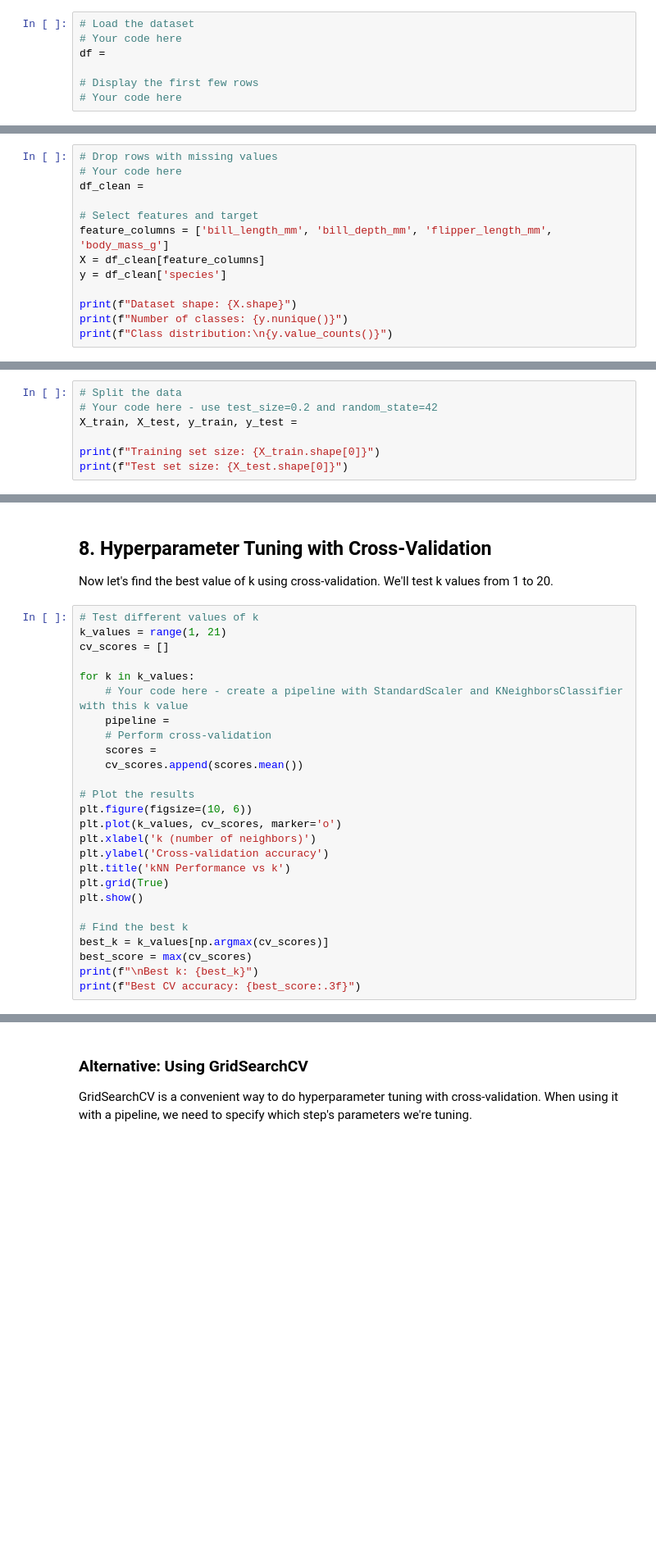
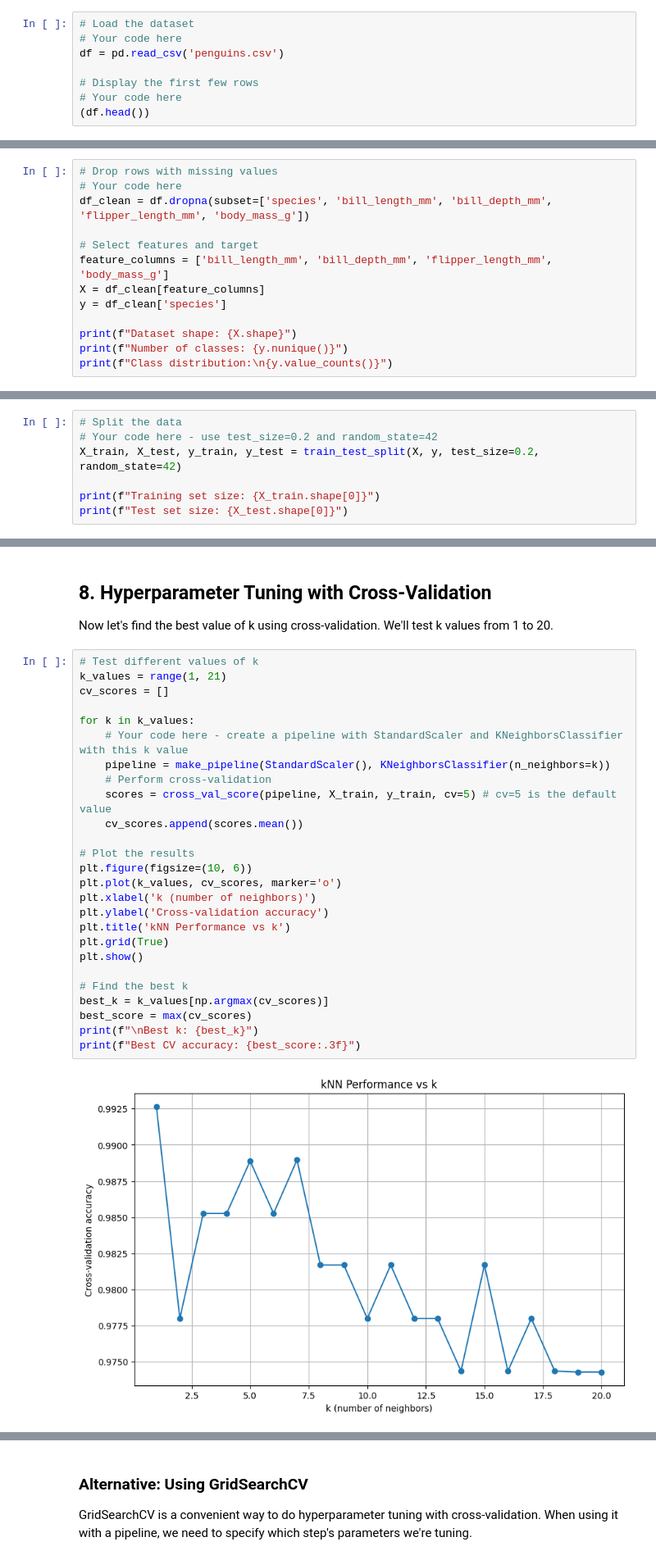
Before and after one commit to ArielCNunes/ML_Labs, a Jupyter notebook: lab-4/knn_lab.ipynb, the cells around one changed output, grey strips where cells are left out. Shown at 82% size. Saved outputs shown, nothing was run; the diff lists cells and outputs as text; blank space fills up the shorter version.

```diff
--- a/lab-4/knn_lab.ipynb
+++ b/lab-4/knn_lab.ipynb
@@ -33,7 +33,8 @@ Load the `penguins.csv` file and examine the dataset.
 # %%
 # Load the dataset
 # Your code here
-df =
+df = pd.read_csv('penguins.csv')
 
 # Display the first few rows
 # Your code here
+(df.head())
@@ -57,7 +96,7 @@ These different scales will affect kNN!
 # %%
 # Drop rows with missing values
 # Your code here
-df_clean =
+df_clean = df.dropna(subset=['species', 'bill_length_mm', 'bill_depth_mm', 'flipper_length_mm', 'body_mass_g'])
 
 # Select features and target
 feature_columns = ['bill_length_mm', 'bill_depth_mm', 'flipper_length_mm', 'body_mass_g']
@@ -79,7 +138,7 @@ and keep the test set completely separate for final evaluation.
 # %%
 # Split the data
 # Your code here - use test_size=0.2 and random_state=42
-X_train, X_test, y_train, y_test =
+X_train, X_test, y_train, y_test = train_test_split(X, y, test_size=0.2, random_state=42)
 
 print(f"Training set size: {X_train.shape[0]}")
 print(f"Test set size: {X_test.shape[0]}")
@@ -160,26 +233,28 @@ We'll test k values from 1 to 20.
 # %%
 # Test different values of k
 k_values = range(1, 21)
 cv_scores = []
 
 for k in k_values:
     # Your code here - create a pipeline with StandardScaler and KNeighborsClassifier with this k value
-    pipeline =
+    pipeline = make_pipeline(StandardScaler(), KNeighborsClassifier(n_neighbors=k))
     # Perform cross-validation
-    scores =
+    scores = cross_val_score(pipeline, X_train, y_train, cv=5) # cv=5 is the default value
     cv_scores.append(scores.mean())
 
 # Plot the results
 plt.figure(figsize=(10, 6))
 plt.plot(k_values, cv_scores, marker='o')
 plt.xlabel('k (number of neighbors)')
 plt.ylabel('Cross-validation accuracy')
 plt.title('kNN Performance vs k')
 plt.grid(True)
 plt.show()
 
 # Find the best k
 best_k = k_values[np.argmax(cv_scores)]
 best_score = max(cv_scores)
 print(f"\nBest k: {best_k}")
 print(f"Best CV accuracy: {best_score:.3f}")
+# %% [output]
+[figure, added]
```
Also changed, not shown: parts of 21 cells of this notebook, 1 other file.
